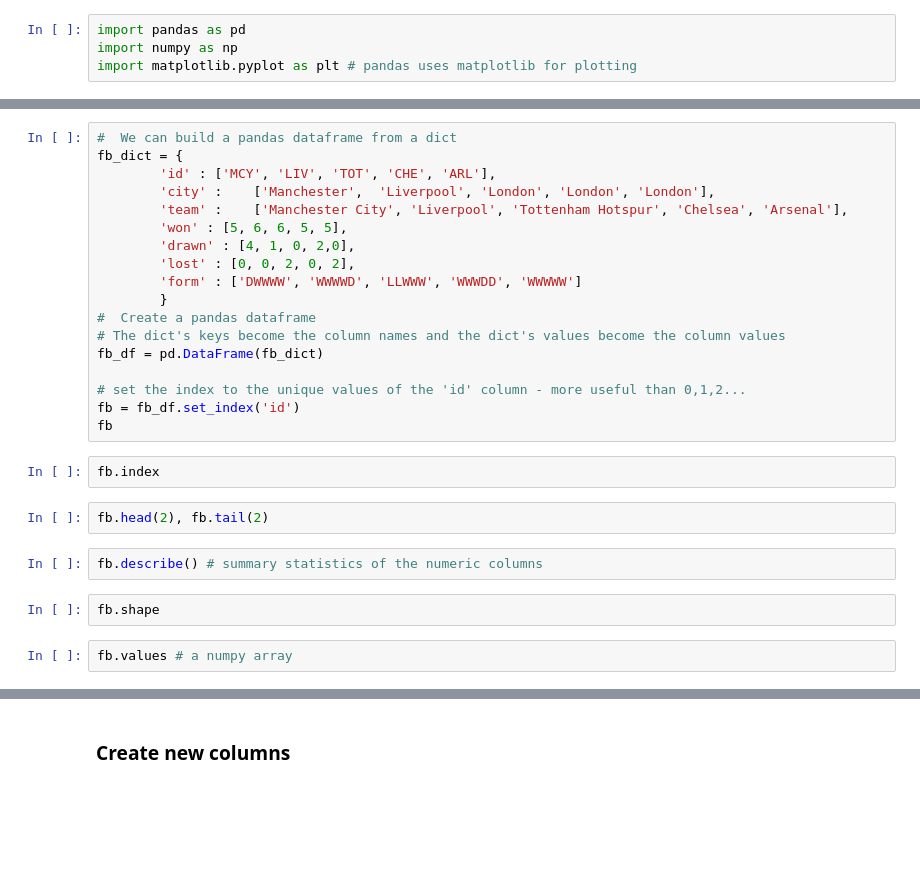
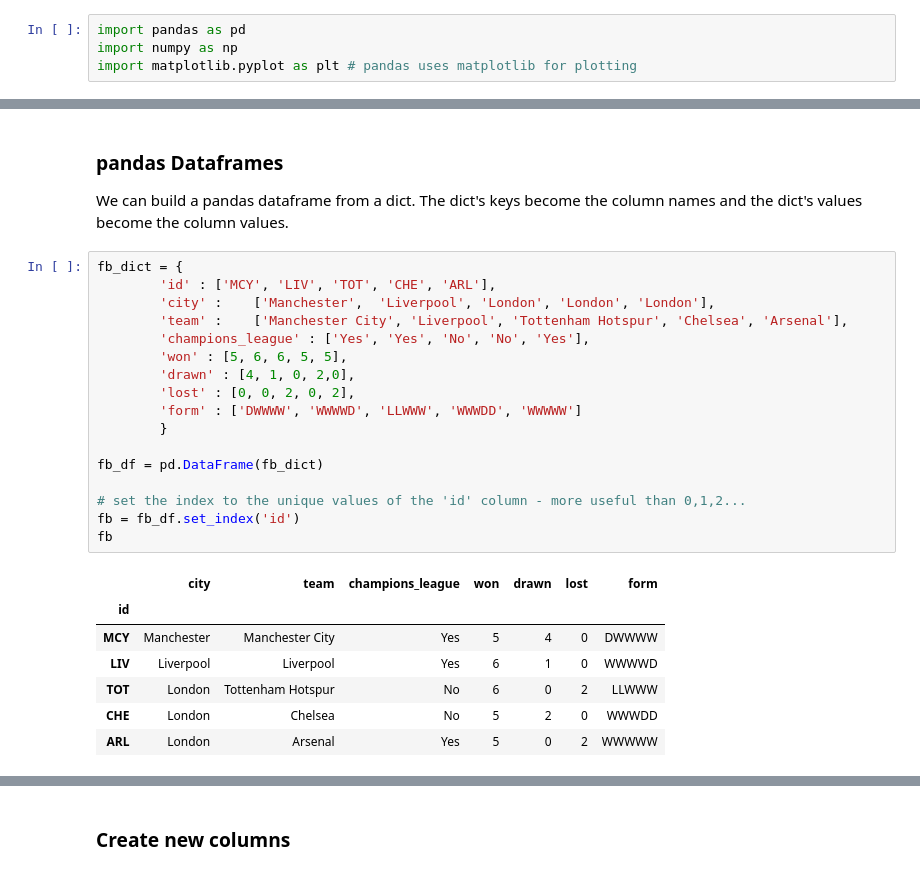
Before and after one commit to MarkWilcock/Python-Course, a Jupyter notebook: analyse data with pandas/pandas_lesson.ipynb, the cells around one changed output, grey strips where cells are left out. Cells and saved outputs as stored; diff of their text form; blank space fills up the shorter version.

```diff
--- a/analyse data with pandas/pandas_lesson.ipynb
+++ b/analyse data with pandas/pandas_lesson.ipynb
@@ -41,28 +94,29 @@ p['BP']
+# %% [markdown]
+### pandas Dataframes
+
+We can build a pandas dataframe from a dict. The dict's keys become the column names and the dict's values become the column values.
 # %%
-#  We can build a pandas dataframe from a dict
 fb_dict = {
         'id' : ['MCY', 'LIV', 'TOT', 'CHE', 'ARL'],
         'city' :	['Manchester',	'Liverpool', 'London', 'London', 'London'],
         'team' :	['Manchester City', 'Liverpool', 'Tottenham Hotspur', 'Chelsea', 'Arsenal'],
+        'champions_league' : ['Yes', 'Yes', 'No', 'No', 'Yes'],
         'won' :	[5, 6, 6, 5, 5],
         'drawn' : [4, 1, 0, 2,0],
         'lost' : [0, 0, 2, 0, 2],
         'form' : ['DWWWW', 'WWWWD', 'LLWWW', 'WWWDD', 'WWWWW']
         }
-#  Create a pandas dataframe
-# The dict's keys become the column names and the dict's values become the column values
+
 fb_df = pd.DataFrame(fb_dict)
 
 # set the index to the unique values of the 'id' column - more useful than 0,1,2...
 fb = fb_df.set_index('id')
 fb
+# %% [output]
+|  | city | team | champions_league | won | drawn | lost | form |
+| id |  |  |  |  |  |  |  |
+| MCY | Manchester | Manchester City | Yes | 5 | 4 | 0 | DWWWW |
+| LIV | Liverpool | Liverpool | Yes | 6 | 1 | 0 | WWWWD |
+| TOT | London | Tottenham Hotspur | No | 6 | 0 | 2 | LLWWW |
+| CHE | London | Chelsea | No | 5 | 2 | 0 | WWWDD |
+| ARL | London | Arsenal | Yes | 5 | 0 | 2 | WWWWW |
-# %%
-fb.index
-# %%
-fb.head(2), fb.tail(2)
-# %%
-fb.describe() # summary statistics of the numeric columns
-# %%
-fb.shape
-# %%
-fb.values # a numpy array
```
Also changed, not shown: parts of 77 cells of this notebook.
